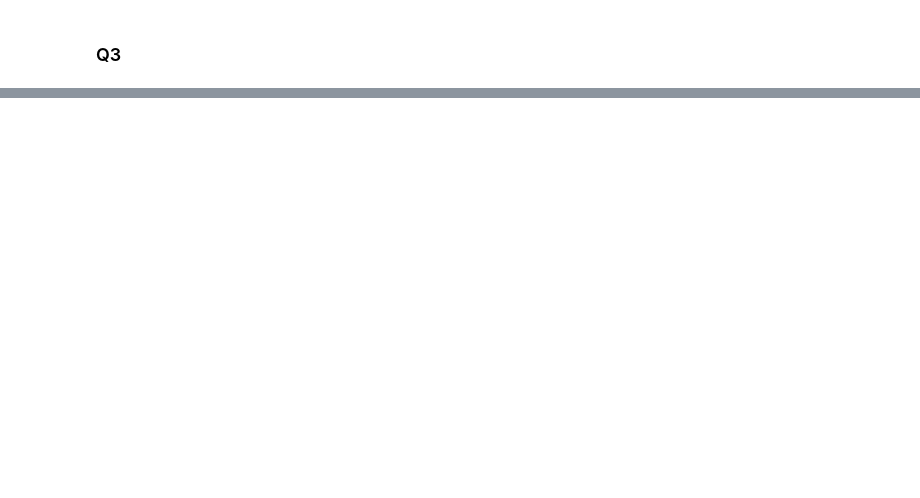
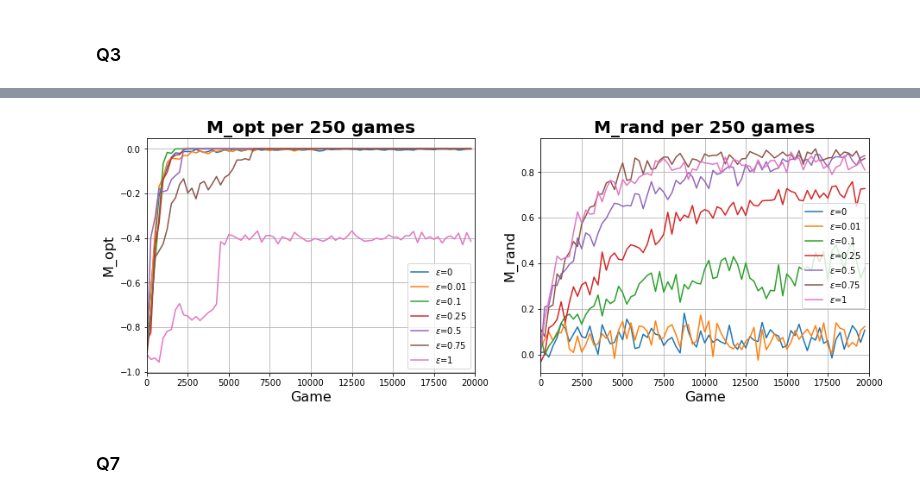
Before and after one commit to mismayil/ann-miniproject, a Jupyter notebook: QLearner.ipynb, the cells around one changed output, grey strips where cells are left out. Drawn from its saved outputs; the diff is of its cells as text; code cells hidden in the pictures; blank space fills up the shorter version.

```diff
--- a/QLearner.ipynb
+++ b/QLearner.ipynb
@@ -121,0 +155,23 @@ KeyboardInterrupt:
+# %%
+N_STAR = 100
+EPS_MIN = 0.1
+EPS_MAX = 0.8
+get_epsilon = lambda n: max(EPS_MIN, EPS_MAX * (1 - n / N_STAR))
+
+epsilons = [0, 0.01, 0.1, 0.25, 0.5, 0.75, 1]
+
+eps_players = []
+
+for eps in epsilons:
+    other_player = OptimalPlayer(epsilon=eps)
+    q_player = QPlayer(epsilon=get_epsilon, log_every=250, test_every=250)
+    play(other_player, q_player, episodes=20000)
+    eps_players.append(q_player)
+
+save_stats(players=eps_players, path='answers/Q4.npy')
+# %%
+plot_m_values(stats_path='answers/Q4.npy', labels=[f'$\epsilon$={eps}' for eps in epsilons])
+# %% [output]
+[figure, added]
+# %% [markdown]
+### Q7
```
Also changed, not shown: parts of 18 cells of this notebook, 6 other files.
